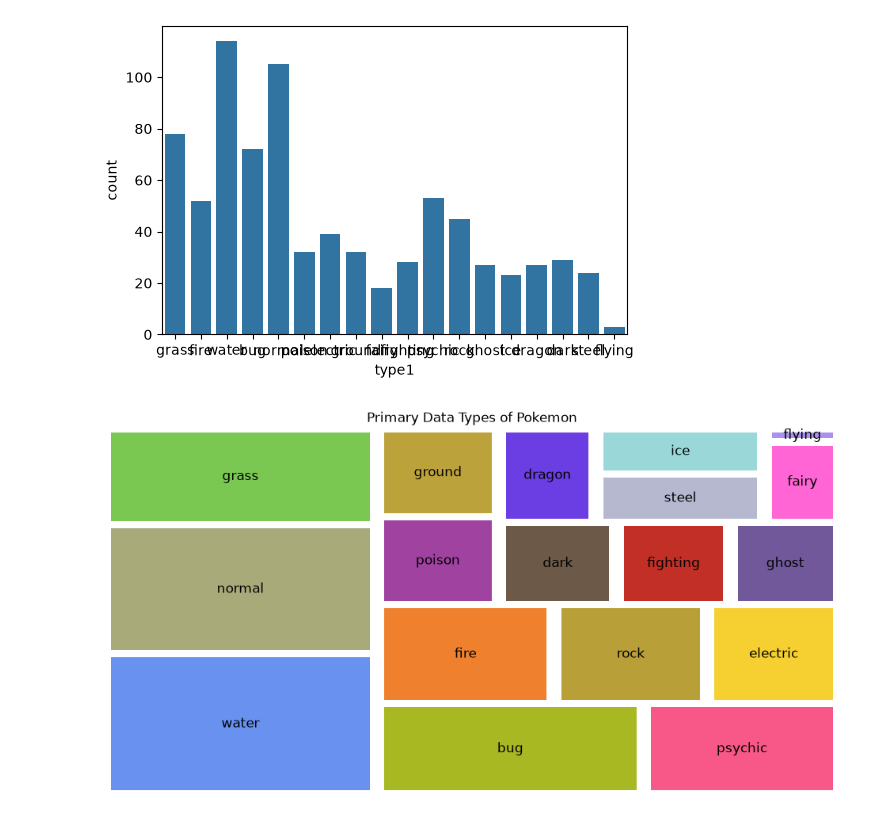
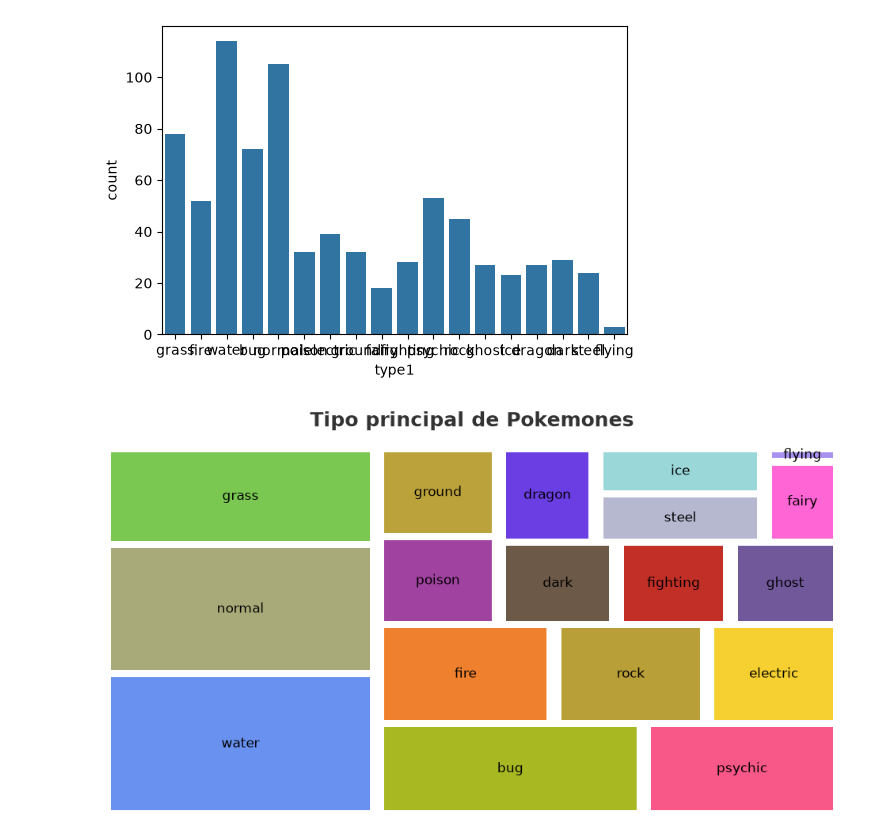
Before and after one commit to keitzeta/Pokemon-Inference-Classification-Outcomes, a Jupyter notebook: Pokemon.ipynb, the cells around one changed output. Cells and saved outputs as stored; diff of their text form; code cells hidden in the pictures.

```diff
--- a/Pokemon.ipynb
+++ b/Pokemon.ipynb
@@ -77,32 +157,32 @@ plt.show()
 # %%
 plt.figure(figsize=(12,6))
 
 type1_values = PokemonSet['type1'].value_counts()
 
 
 axis = squarify.plot(sizes=type1_values, label=type1_values.index, color=[
         '#6991F0',
         '#A8AA79',
         '#7AC852',
         '#A7B822',
         '#F85887',
         '#EF812E',
         '#B99F38',
         '#F6D030',
         '#A0429F',
         '#BCA23B',
         '#6D5947',
         '#C12F27',
         '#70589A',
         '#6B3EE3',
         '#B6B8D0',
         '#9AD7D9',
         '#FF65D5',
         '#A991F0',], pad=1, text_kwargs={'fontsize':12})
 
 plt.axis("off")
-axis.set_title("Primary Data Types of Pokemon")
+axis.set_title("Tipo principal de Pokemones", fontsize=18, weight='bold', pad=20, color="#333333")
 
 plt.show()
 # %% [output]
-[figure, old version]
+[figure, new version]
```
Also changed, not shown: parts of 13 cells of this notebook.
